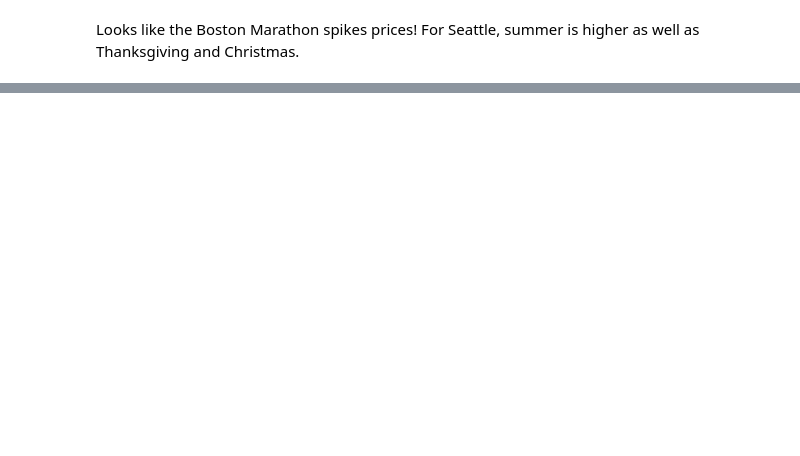
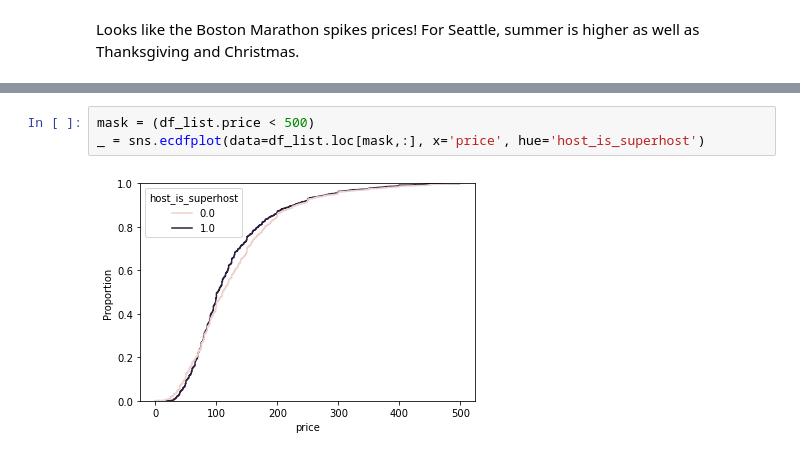
Before and after one commit to nikokydes/Udacity_DS_Proj1, a Jupyter notebook: Project1.ipynb, the cells around one changed output, grey strips where cells are left out. Drawn from its saved outputs; the diff is of its cells as text; blank space fills up the shorter version.

```diff
--- a/Project1.ipynb
+++ b/Project1.ipynb
@@ -293,0 +433,5 @@ ax.yaxis.set_major_formatter(tick)
+# %%
+mask = (df_list.price < 500)
+_ = sns.ecdfplot(data=df_list.loc[mask,:], x='price', hue='host_is_superhost')
+# %% [output]
+[figure, added]
```
Also changed, not shown: parts of 26 cells of this notebook.
